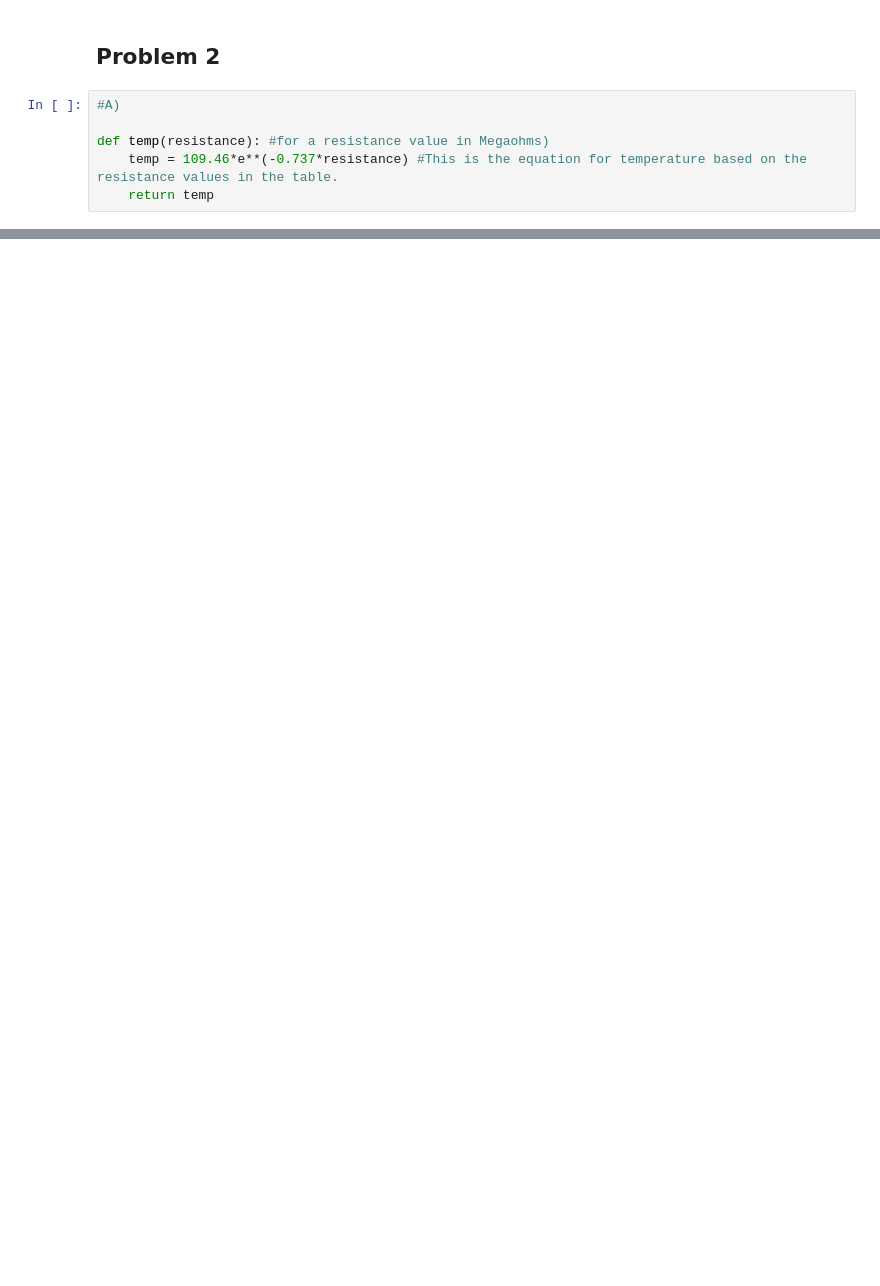
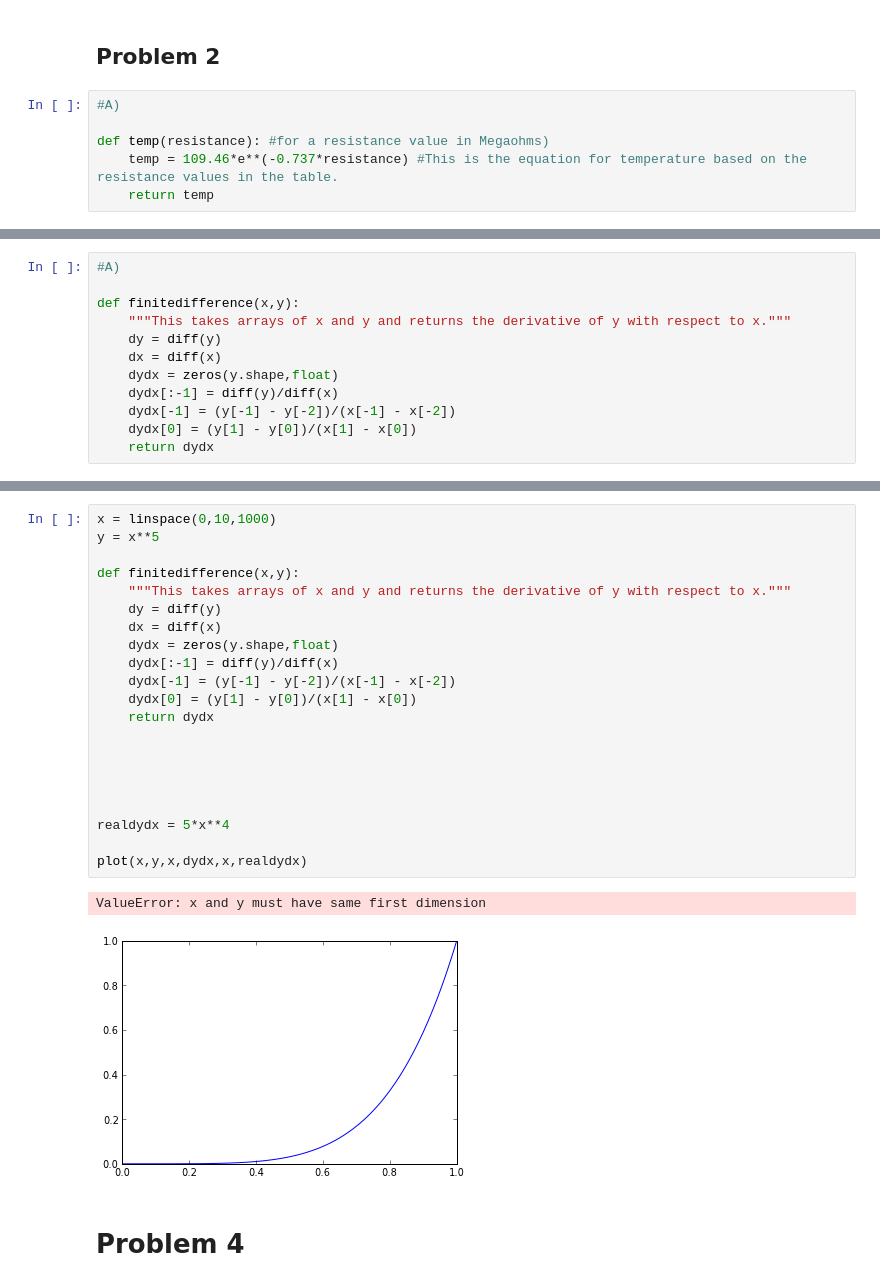
Before and after one commit to cdcunnin/PHYS202-S13, a Jupyter notebook: week4/InterpEX3.ipynb, the cells around one changed output, grey strips where cells are left out. Saved outputs shown, nothing was run; the diff lists cells and outputs as text; blank space fills up the shorter version.

```diff
--- a/week4/InterpEX3.ipynb
+++ b/week4/InterpEX3.ipynb
@@ -40,0 +77,12 @@ print temp(1.496)
+# %%
+#A)
+
+def finitedifference(x,y):
+    """This takes arrays of x and y and returns the derivative of y with respect to x."""
+    dy = diff(y)
+    dx = diff(x)
+    dydx = zeros(y.shape,float)
+    dydx[:-1] = diff(y)/diff(x)
+    dydx[-1] = (y[-1] - y[-2])/(x[-1] - x[-2])
+    dydx[0] = (y[1] - y[0])/(x[1] - x[0])
+    return dydx
@@ -40,0 +104,27 @@ print temp(1.496)
+# %%
+x = linspace(0,10,1000)
+y = x**5
+
+def finitedifference(x,y):
+    """This takes arrays of x and y and returns the derivative of y with respect to x."""
+    dy = diff(y)
+    dx = diff(x)
+    dydx = zeros(y.shape,float)
+    dydx[:-1] = diff(y)/diff(x)
+    dydx[-1] = (y[-1] - y[-2])/(x[-1] - x[-2])
+    dydx[0] = (y[1] - y[0])/(x[1] - x[0])
+    return dydx
+
+
+
+
+
+realdydx = 5*x**4
+
+plot(x,y,x,dydx,x,realdydx)
+# %% [output]
+ValueError: x and y must have same first dimension
+[figure, added]
+# %% [markdown]
+Problem 4
+====
```
Also changed, not shown: parts of 10 cells of this notebook, 2 other files.
